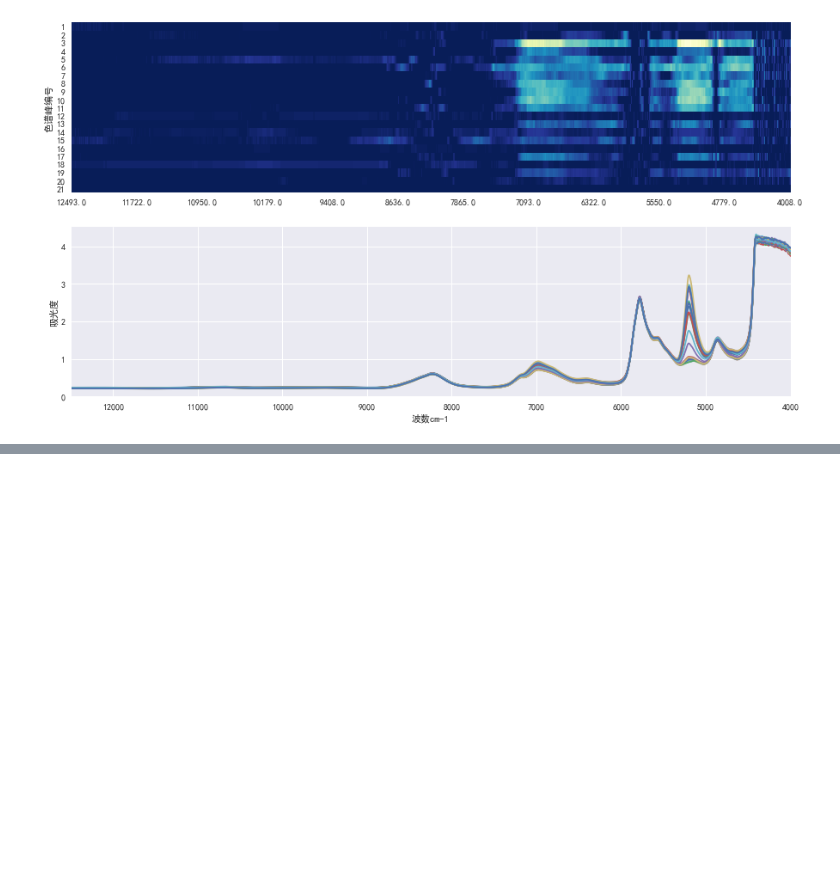
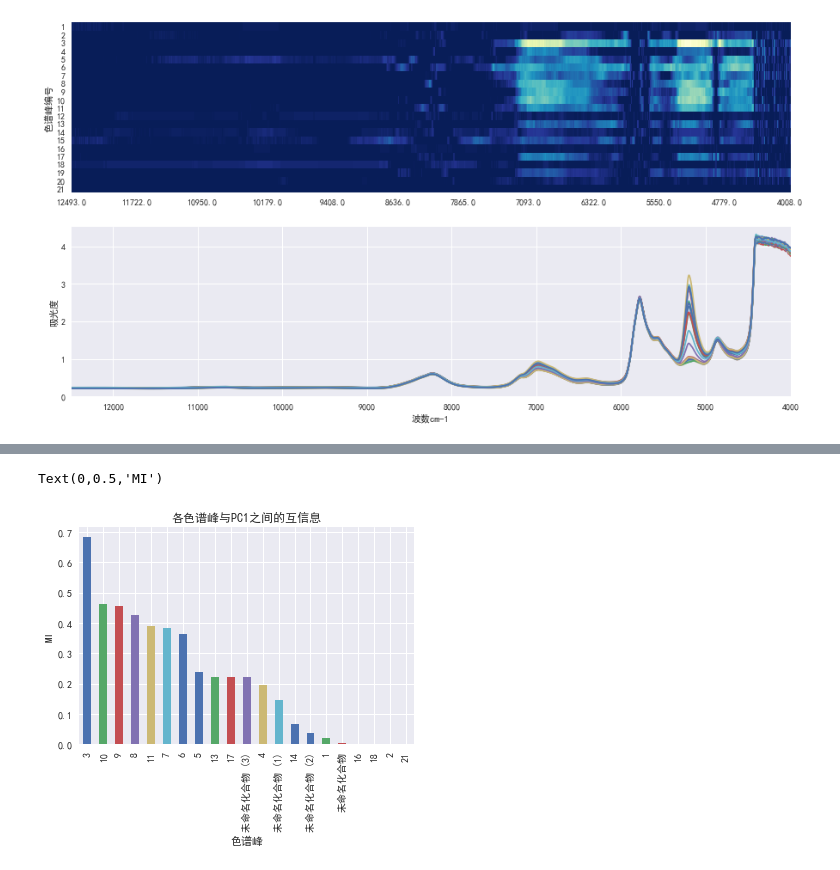
Before and after one commit to laziszaire/notebooks, a Jupyter notebook: HPLC和NIR的互信息.ipynb, the cells around one changed output, grey strips where cells are left out. Drawn from its saved outputs; the diff is of its cells as text; code cells hidden in the pictures; blank space fills up the shorter version.

```diff
--- a/HPLC和NIR的互信息.ipynb
+++ b/HPLC和NIR的互信息.ipynb
@@ -52,0 +79,8 @@ f.savefig('NIR和IR之间的互信息.png',dpi=300)
+# %%
+data.PC1.sort_values(ascending=False).plot.bar()
+plt.title('各色谱峰与PC1之间的互信息')
+plt.xlabel('色谱峰')
+plt.ylabel('MI')
+# %% [output]
+Text(0,0.5,'MI')
+[figure, added]
```
Also changed, not shown: parts of 11 cells of this notebook, 1 other file.
